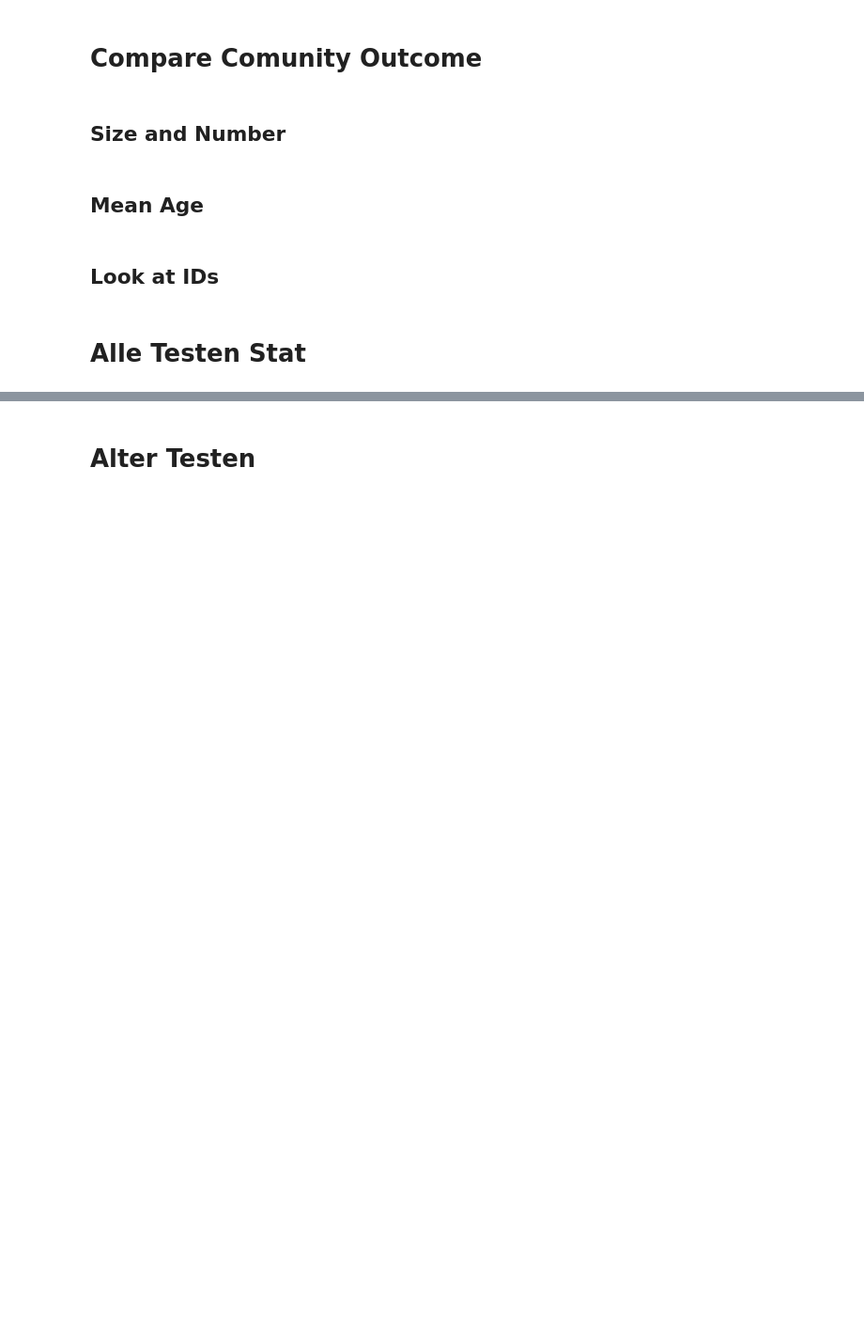
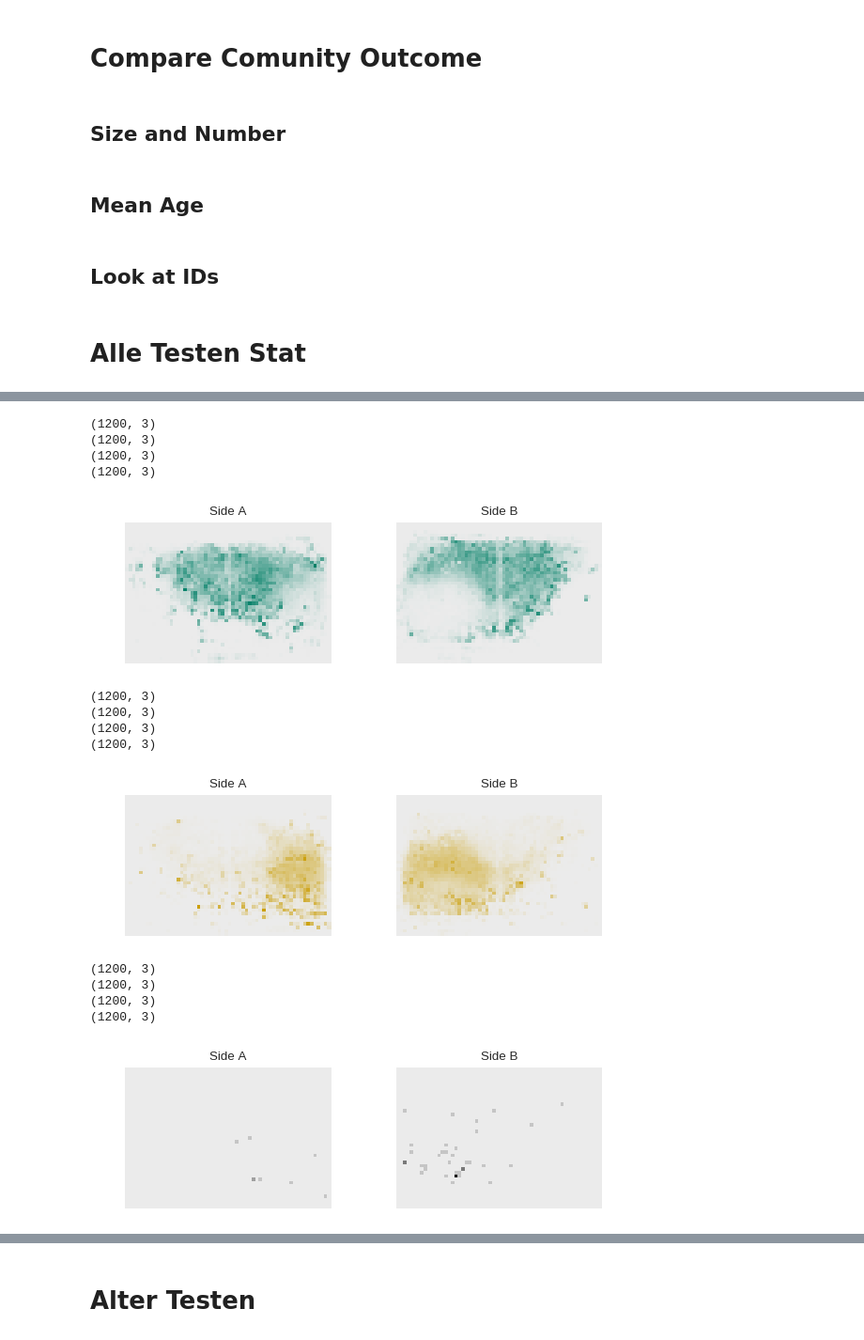
Before and after one commit to aschle/bees-sna, a Jupyter notebook: bib/TestingCommunities.ipynb, the cells around one changed output, grey strips where cells are left out. Shown: that part at 94% size. Saved outputs shown, nothing was run; the diff lists cells and outputs as text; code cells hidden in the pictures; blank space fills up the shorter version.

```diff
--- a/bib/TestingCommunities.ipynb
+++ b/bib/TestingCommunities.ipynb
@@ -790,0 +517,21 @@ StopIteration:
+# %%
+cm = [cmap1, cmap2, cmap3]
+
+for gr, group in p1.groupby(by='community'):
+    plotHeatmap(list(group.id), 30,40, 'WalktrapN_network1', "2016-08-20T08:00:00Z", "/storage/mi/aschle/2016_08_20_10h_8Uhr_95conf.db", cm[gr])
+# %% [output]
+(1200, 3)
+(1200, 3)
+(1200, 3)
+(1200, 3)
+[figure, added]
+(1200, 3)
+(1200, 3)
+(1200, 3)
+(1200, 3)
+[figure, added]
+(1200, 3)
+(1200, 3)
+(1200, 3)
+(1200, 3)
+[figure, added]
```
Also changed, not shown: parts of 111 cells of this notebook.
